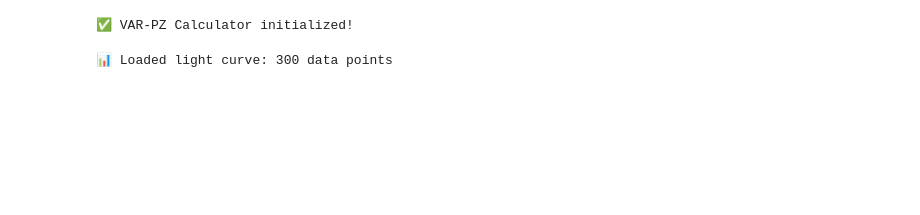
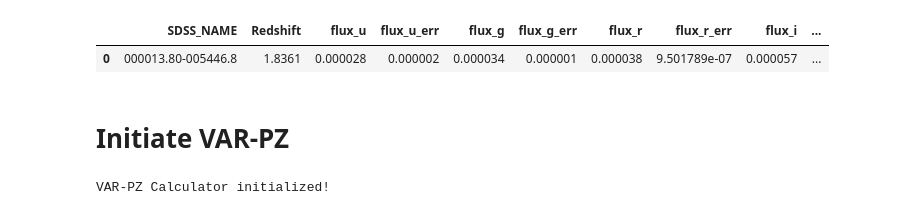
Before and after one commit to SarathSS98/VAR-PZ, a Jupyter notebook: demo/example.ipynb, the cells around one changed output. Drawn from its saved outputs; the diff is of its cells as text; code cells hidden in the pictures; blank space fills up the shorter version.

```diff
--- a/demo/example.ipynb
+++ b/demo/example.ipynb
@@ -1,28 +1,22 @@
 # %%
-from varpz_core import VAR_PZ_Calculator
+from varpz_core import VAR_PZ_Calculator, save_results
 from astropy.table import Table
 import matplotlib.pyplot as plt
 import numpy as np
 import os
 import pandas as pd
 import matplotlib.pyplot as plt
-
-# Initialize the calculator (no arguments needed!)
-varpz_calculator = VAR_PZ_Calculator()
-print("✅ VAR-PZ Calculator initialized!")
-# %% [output]
-✅ VAR-PZ Calculator initialized!
-# %%
-# Load your light curve
-
-lc_file = '35034_r_sdss_errors.csv'
-lc = Table.read(lc_file, format='ascii.csv')
-
-time = lc['t']
-mag = lc['psMag']
-mag_err = lc['psMagErr']
-
-print(f"📊 Loaded light curve: {len(time)} data points")
-# %% [output]
-📊 Loaded light curve: 300 data points
+# %%
+LC_data= pd.read_csv('35034_data.csv')
+LC_data
+# %% [output]
+|  | SDSS_NAME | Redshift | flux_u | flux_u_err | flux_g | flux_g_err | flux_r | flux_r_err | flux_i | ... |
+| 0 | 000013.80-005446.8 | 1.8361 | 0.000028 | 0.000002 | 0.000034 | 0.000001 | 0.000038 | 9.501789e-07 | 0.000057 | ... |
+# %% [markdown]
+# Initiate VAR-PZ
+# %%
+varpz_calculator = VAR_PZ_Calculator()
+print("VAR-PZ Calculator initialized!")
+# %% [output]
+VAR-PZ Calculator initialized!
 # %%
```
Also changed, not shown: parts of 2 cells of this notebook.
